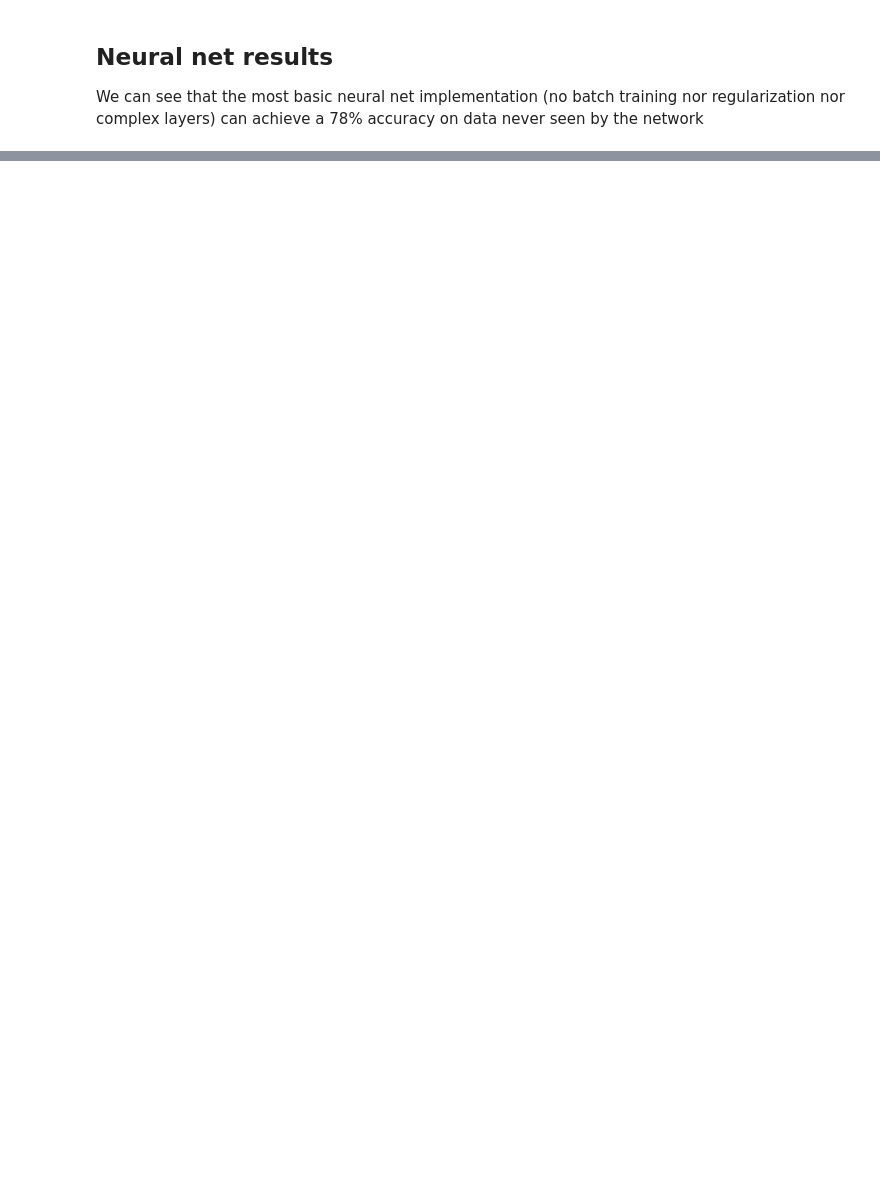
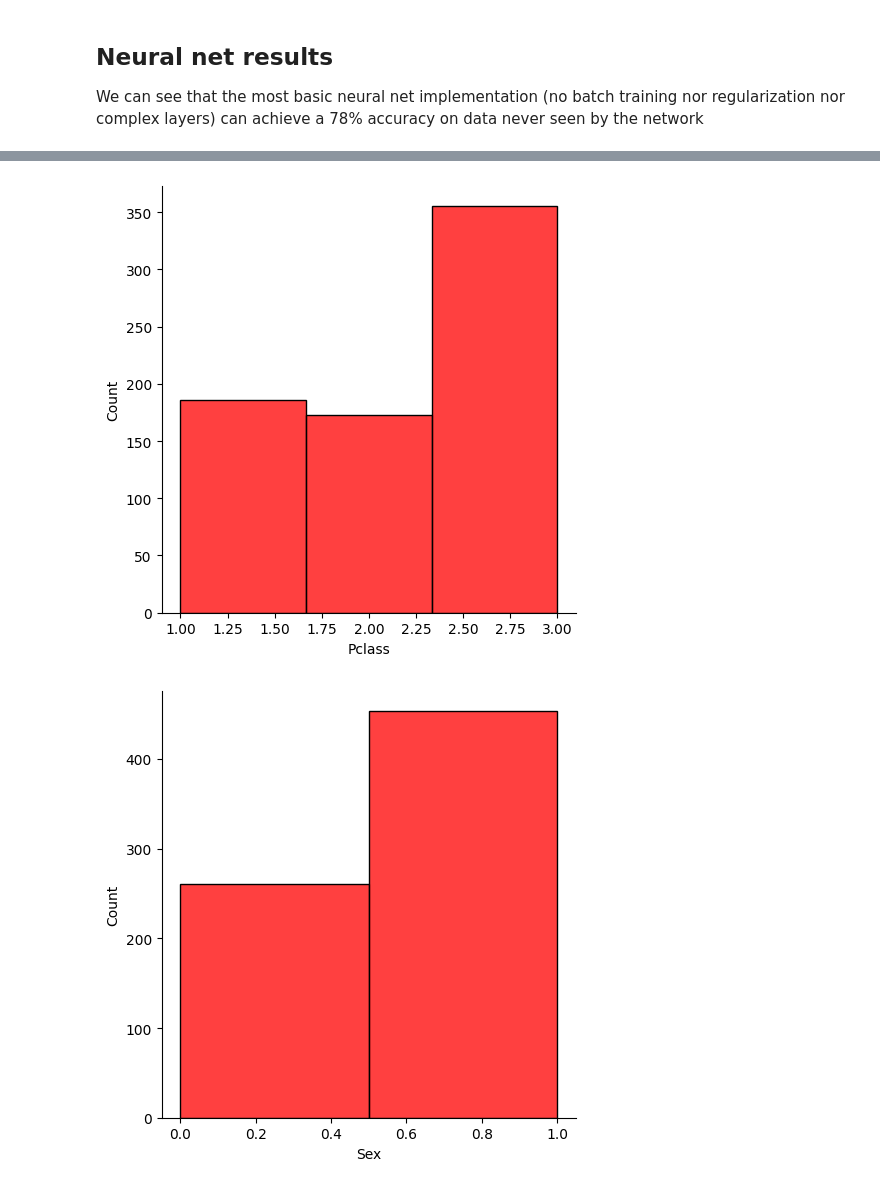
Before and after one commit to jbrenesAI/titanic, a Jupyter notebook: titanic.ipynb, the cells around one changed output, grey strips where cells are left out. Saved outputs shown, nothing was run; the diff lists cells and outputs as text; code cells hidden in the pictures; blank space fills up the shorter version.

```diff
--- a/titanic.ipynb
+++ b/titanic.ipynb
@@ -37,16 +37,11 @@ train_df.head()
 | 4 | 5 | 0 | 3 | Allen, Mr. William Henry | male | 35.0 | 0 | 0 | 373450 | 8.0500 | ... |
 # %%
 label_encoder = LabelEncoder()
+to_encode_features = ['Sex', 'Ticket', 'Cabin', 'Embarked']
-# %%
-train_df['Sex'] = label_encoder.fit_transform(train_df['Sex'])
-train_df['Ticket'] = label_encoder.fit_transform(train_df['Ticket'])
-train_df['Cabin'] = label_encoder.fit_transform(train_df['Cabin'])
-train_df['Embarked'] = label_encoder.fit_transform(train_df['Embarked'])
-
-test_df['Sex'] = label_encoder.fit_transform(test_df['Sex'])
-test_df['Ticket'] = label_encoder.fit_transform(test_df['Ticket'])
-test_df['Cabin'] = label_encoder.fit_transform(test_df['Cabin'])
-test_df['Embarked'] = label_encoder.fit_transform(test_df['Embarked'])
+# %%
+for feature in to_encode_features:
+    train_df[feature] = label_encoder.fit_transform(train_df[feature])
+    test_df[feature] = label_encoder.fit_transform(test_df[feature])
 # %%
 train_df = train_df.dropna()
 test_df = test_df.dropna()
@@ -328,0 +317,6 @@ We have seen the result for practically the raw data. It is common in machine le
+# %%
+for column in train_df_X.columns:
+    sns.displot(train_df_X[column], kde=False, color='red', bins=len(train_df_X[column].unique()))
+# %% [output]
+[figure, added]
+[figure, added]
```
Also changed, not shown: parts of 41 cells of this notebook, 6 other files.
